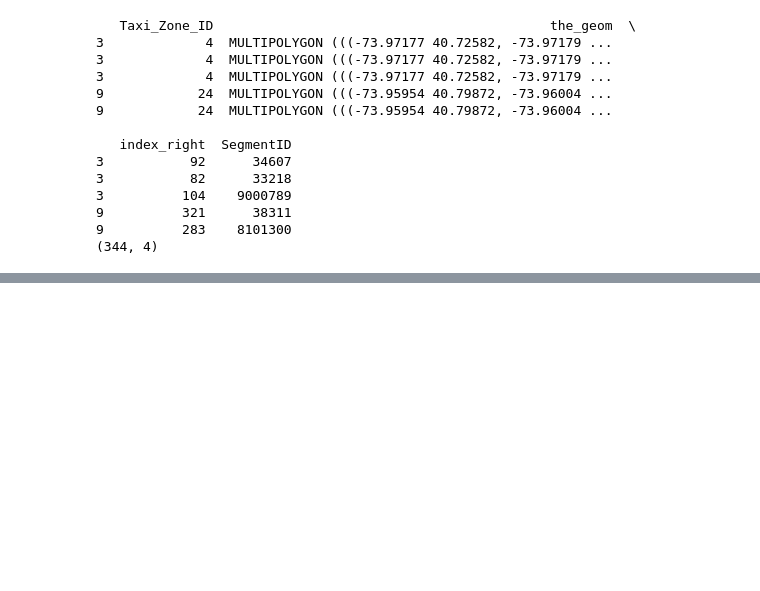
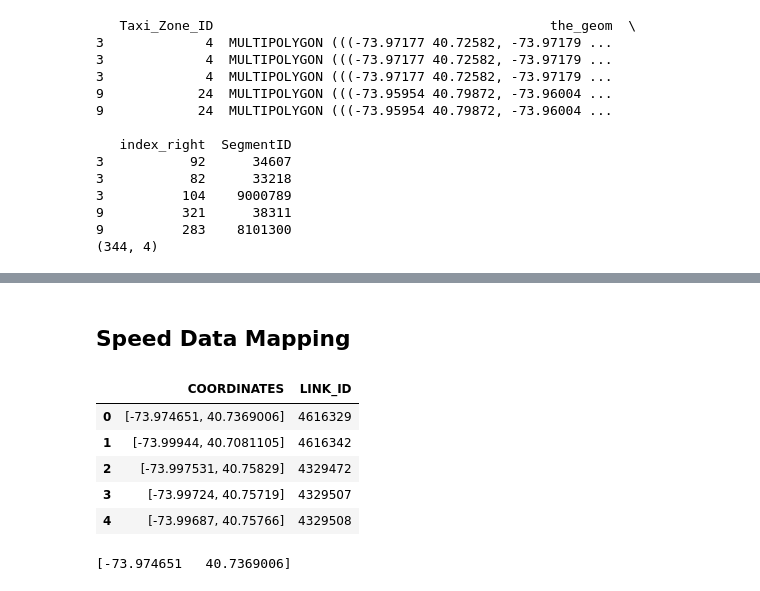
Before and after one commit to EchoCharlieII/ZenZone, a Jupyter notebook: Data_processing/test_osmnx.ipynb, the cells around one changed output, grey strips where cells are left out. Drawn from its saved outputs; the diff is of its cells as text; code cells hidden in the pictures; blank space fills up the shorter version.

```diff
--- a/Data_processing/test_osmnx.ipynb
+++ b/Data_processing/test_osmnx.ipynb
@@ -476,0 +475,18 @@ plt.show()
+# %% [markdown]
+## Speed Data Mapping
+# %%
+speed_df = pd.read_parquet("ID_location")
+speed_df.head()
+# %% [output]
+|  | COORDINATES | LINK_ID |
+| 0 | [-73.974651, 40.7369006] | 4616329 |
+| 1 | [-73.99944, 40.7081105] | 4616342 |
+| 2 | [-73.997531, 40.75829] | 4329472 |
+| 3 | [-73.99724, 40.75719] | 4329507 |
+| 4 | [-73.99687, 40.75766] | 4329508 |
+# %%
+longest_str_index = speed_df['COORDINATES'].str.len().idxmax()
+longest_str = speed_df.loc[longest_str_index, 'COORDINATES']
+print(longest_str)
+# %% [output]
+[-73.974651   40.7369006]
```
Also changed, not shown: parts of 18 cells of this notebook, 8 other files.
